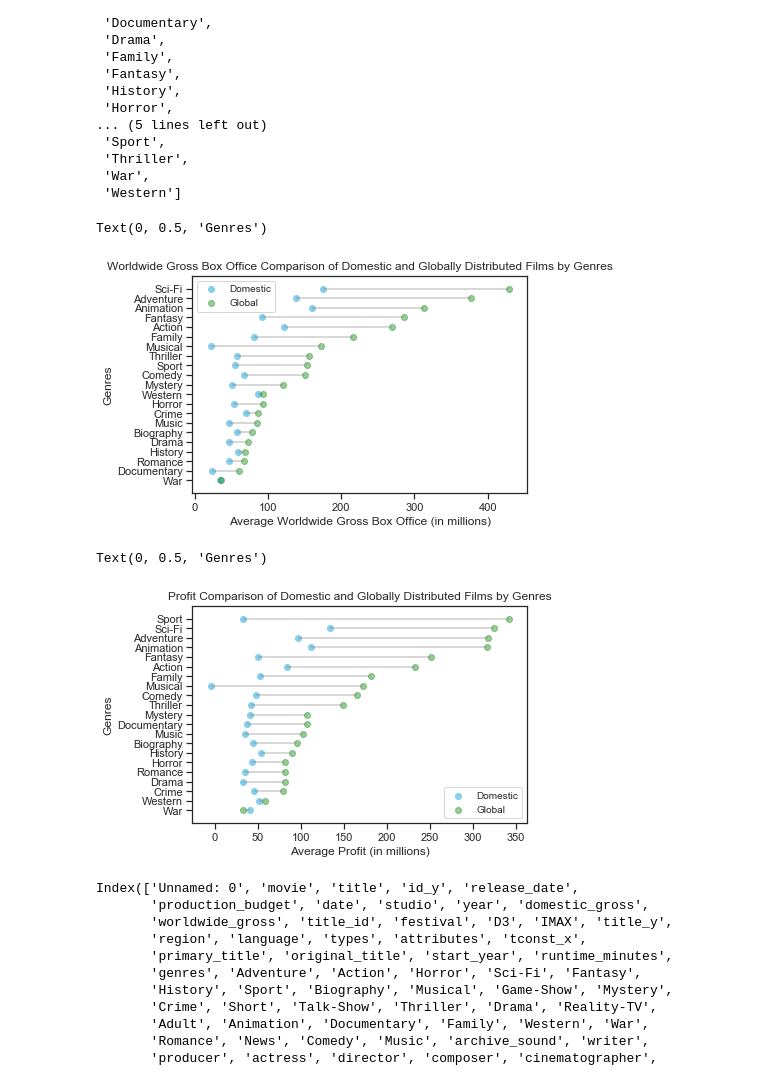
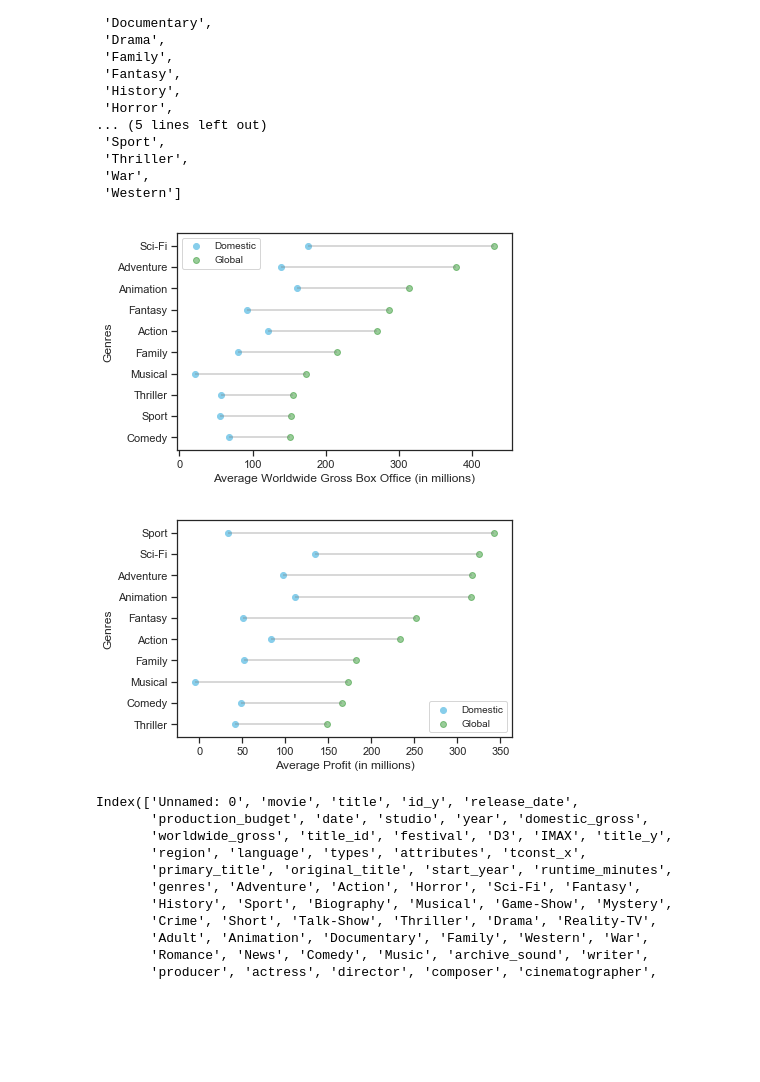
Before and after one commit to phoebetwong/dc_ds_06_03_19, a Jupyter notebook: module_1/week_3_project/data/mod1proj_datacleaning_pw_Monday.ipynb, the cells around one changed output. Saved outputs shown, nothing was run; the diff lists cells and outputs as text; code cells hidden in the pictures; blank space fills up the shorter version.

```diff
--- a/module_1/week_3_project/data/mod1proj_datacleaning_pw_Monday.ipynb
+++ b/module_1/week_3_project/data/mod1proj_datacleaning_pw_Monday.ipynb
@@ -1559,0 +1566,4 @@ imdb_all.loc[imdb_all['foreign_share']<=50, 'fsdummy'] = 0
+# %%
+imdb_all.loc[imdb_all['foreign_share']>50, 'fsldummy'] = 'Global'
+# %%
+imdb_all.loc[imdb_all['foreign_share']<=50, 'fsldummy'] = 'Domestic'
@@ -1563,0 +1590,4 @@ imdb_all.loc[imdb_all['region']<=10, 'regiondummy'] = 0
+# %%
+imdb_all.loc[imdb_all['year']>2014, 'yrldummy'] = '2015-2018'
+# %%
+imdb_all.loc[imdb_all['year']<=2014, 'yrldummy'] = '2010-2014'
@@ -2153,36 +2172,40 @@ ugenre
 # %%
 ### WorldWide Gross by Genre
 # Create a dataframe
 df = pd.DataFrame({'group':list(ugenre), 'value1':value1 , 'value2':value2 })
 
 # Reorder it following the values of the first value:
 ordered_df = df.sort_values(by='value2')
-my_range=range(1,len(df.index)+1)
+ordered_df=ordered_df.tail(10)
+my_range=range(1,len(ordered_df.index)+1)
 
 # The vertical plot is made using the hline function
 # I load the seaborn library only to benefit the nice looking feature
 import seaborn as sns
 plt.hlines(y=my_range, xmin=ordered_df['value1'], xmax=ordered_df['value2'], color='grey', alpha=0.4)
 plt.scatter(ordered_df['value1'], my_range, color='skyblue', alpha=1, label='Domestic')
 plt.scatter(ordered_df['value2'], my_range, color='green', alpha=0.4 , label='Global')
 plt.legend(prop={'size': 10})
 
 # Add title and axis names
 plt.yticks(my_range, ordered_df['group'])
-plt.title("Worldwide Gross Box Office Comparison of Domestic and Globally Distributed Films by Genres")
+#plt.title("Worldwide Gross Box Office Comparison of Domestic and Globally Distributed Films by Genres")
 plt.xlabel('Average Worldwide Gross Box Office (in millions)')
 plt.ylabel('Genres')
+plt.savefig("4a_WGGENR.jpg")
 # %% [output]
-Text(0, 0.5, 'Genres')
-[figure, old version]
+[figure, new version]
 # %%
 ### Profit by Genre
 # Create a dataframe
 df = pd.DataFrame({'group':list(ugenre), 'value1':value1p , 'value2':value2p })
 
 # Reorder it following the values of the first value:
+#ordered_df = df.sort_values(by='value2')
+
 ordered_df = df.sort_values(by='value2')
-my_range=range(1,len(df.index)+1)
+ordered_df=ordered_df.tail(10)
+my_range=range(1,len(ordered_df.index)+1)
 
 # The vertical plot is made using the hline function
 # I load the seaborn library only to benefit the nice looking feature
@@ -2194,9 +2217,9 @@ plt.legend(prop={'size': 10})
 
 # Add title and axis names
 plt.yticks(my_range, ordered_df['group'])
-plt.title("Profit Comparison of Domestic and Globally Distributed Films by Genres")
+#plt.title("Profit Comparison of Domestic and Globally Distributed Films by Genres")
 plt.xlabel('Average Profit (in millions)')
 plt.ylabel('Genres')
+plt.savefig("4b_PGENR.jpg")
 # %% [output]
-Text(0, 0.5, 'Genres')
-[figure, old version]
+[figure, new version]
```
Also changed, not shown: parts of 33 cells of this notebook, 15 other files.
